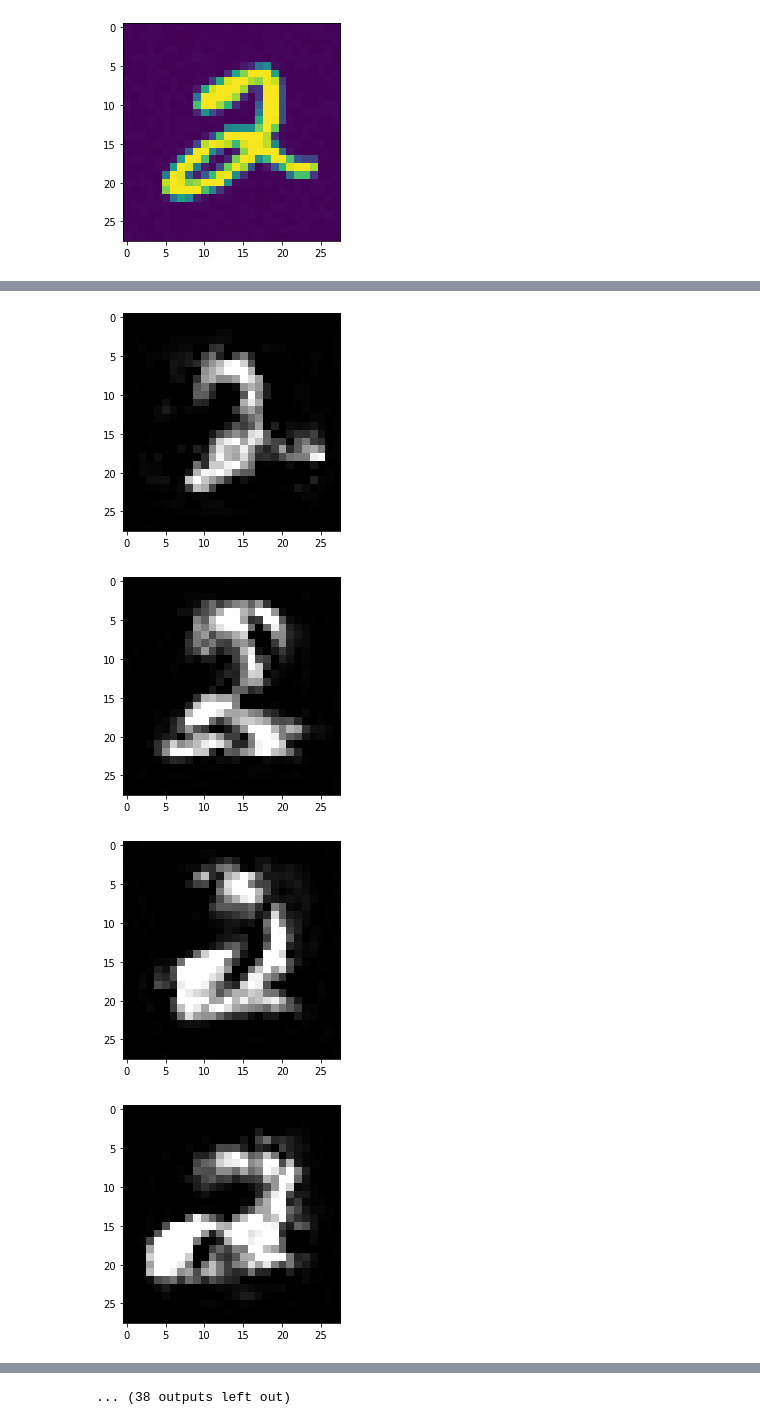
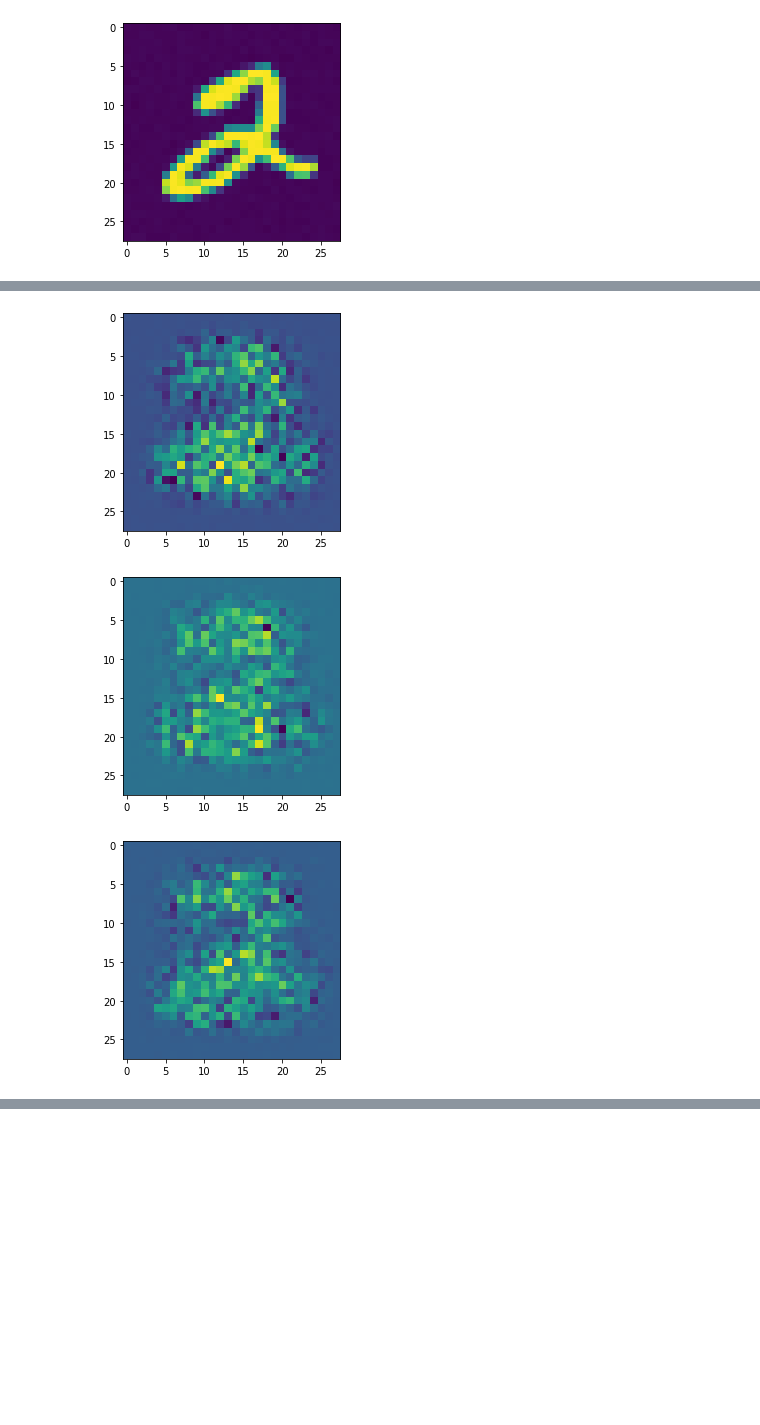
Before and after one commit to ElouanARGOUARCH/Discretely-Indexed-Flows, a Jupyter notebook: experiments/[WORK IN PROGRESS] TMC MNIST.ipynb, the cells around one changed output, grey strips where cells are left out. Drawn from its saved outputs; the diff is of its cells as text; code cells hidden in the pictures; blank space fills up the shorter version.

```diff
--- a/experiments/[WORK IN PROGRESS] TMC MNIST.ipynb
+++ b/experiments/[WORK IN PROGRESS] TMC MNIST.ipynb
@@ -55,8 +39,8 @@ number of training samples182
 num_samples = target_samples.shape[0]
 epochs =1000
 batch_size = int(num_samples/12)
-structure = [[RealNVPDensityEstimatorLayer,[256,256,256]],[RealNVPDensityEstimatorLayer,[256,256,256]],[RealNVPDensityEstimatorLayer,[256,256,256]],[RealNVPDensityEstimatorLayer,[256,256,256]]]
-realnvp = MixedModelDensityEstimator(target_samples, p,structure, initial_reference = GeneralizedMultivariateNormal(p, fixed_log_r = torch.log(2*torch.ones(p))))
-realnvp.train(epochs, batch_size, visual = True)
-realnvp.model_visual(num_samples=int(num_samples/5), flow = True)
+initial_w = SoftmaxWeight(50, p,[5,5,5], 'NN')
+DIF = DIFDensityEstimator(target_samples, 50, initial_w = initial_w)
+DIF.train(epochs, batch_size, visual = True)
+DIF.model_visual(num_samples=int(num_samples/5))
 # %% [output]
@@ -79,5 +50,5 @@ realnvp.model_visual(num_samples=int(num_samples/5), flow = True)
 # %%
 for _ in range(5):
     plt.figure()
-    plt.imshow(realnvp.sample_model(1).detach().reshape(8,8))
+    plt.imshow(DIF.sample_model(1).cpu().detach().reshape(8,8))
 # %% [output]
@@ -92,17 +63,15 @@ import torchvision.datasets as datasets
 import matplotlib.pyplot as plt
 mnist_trainset = datasets.MNIST(root='./data', train=True, download=True, transform=None)
 mnist_testset = datasets.MNIST(root='./data', train=False, download=True, transform=None)
-from models.Standard_TMC.tmc_density_estimator import TMCDensityEstimator
 images = mnist_trainset.data.flatten(start_dim=1)
 targets = mnist_trainset.targets
 
 digit = 2
-#digit = 'all'
 if digit != 'all':
     extracted = images[targets == digit]
 else:
     extracted = images
-target_samples = (extracted + torch.randn(extracted.shape))
+target_samples = extracted
 
 num_samples  = target_samples.shape[0]
 print('number of samples = ' + str(num_samples))
@@ -115,10 +84,10 @@ number of samples = 5958
 [figure]
 # %%
 num_samples = target_samples.shape[0]
-epochs =200
+epochs =1000
 batch_size = int(num_samples/50)
-structure = [[RealNVPDensityEstimatorLayer,[128,128,128]],[RealNVPDensityEstimatorLayer,[128,128,128]],[RealNVPDensityEstimatorLayer,[128,128,128]]]
-realnvp = MixedModelDensityEstimator(target_samples, p,structure)
-realnvp.train(epochs, batch_size, visual = True)
-realnvp.model_visual(num_samples=int(num_samples/5), flow = True)
+initial_w = SoftmaxWeight(200, p,[5,5,5], 'Constant')
+DIF = DIFDensityEstimator(target_samples, 200, initial_w = initial_w)
+DIF.train(epochs, batch_size, visual = True)
+DIF.model_visual(num_samples=int(num_samples/5))
 # %% [output]
@@ -139,5 +95,5 @@ realnvp.model_visual(num_samples=int(num_samples/5), flow = True)
 # %%
-for _ in range(50):
+for _ in range(5):
     plt.figure()
-    plt.imshow(realnvp.sample_model(1).detach().reshape(28,28),cmap='gray', vmin = 0, vmax = 255,interpolation='none')
+    plt.imshow(DIF.sample_model(1).cpu().detach().reshape(28,28))
 # %% [output]
@@ -146,4 +102,3 @@ for _ in range(50):
-[figure, old version]
+[figure, new version]
-[figure, old version]
+[figure, new version]
-[figure, old version]
+[figure, new version]
-[figure, removed]
@@ -156 +104,0 @@ for _ in range(50):
-... (38 outputs left out)
```
Also changed, not shown: parts of 8 cells of this notebook, 6 other files.
